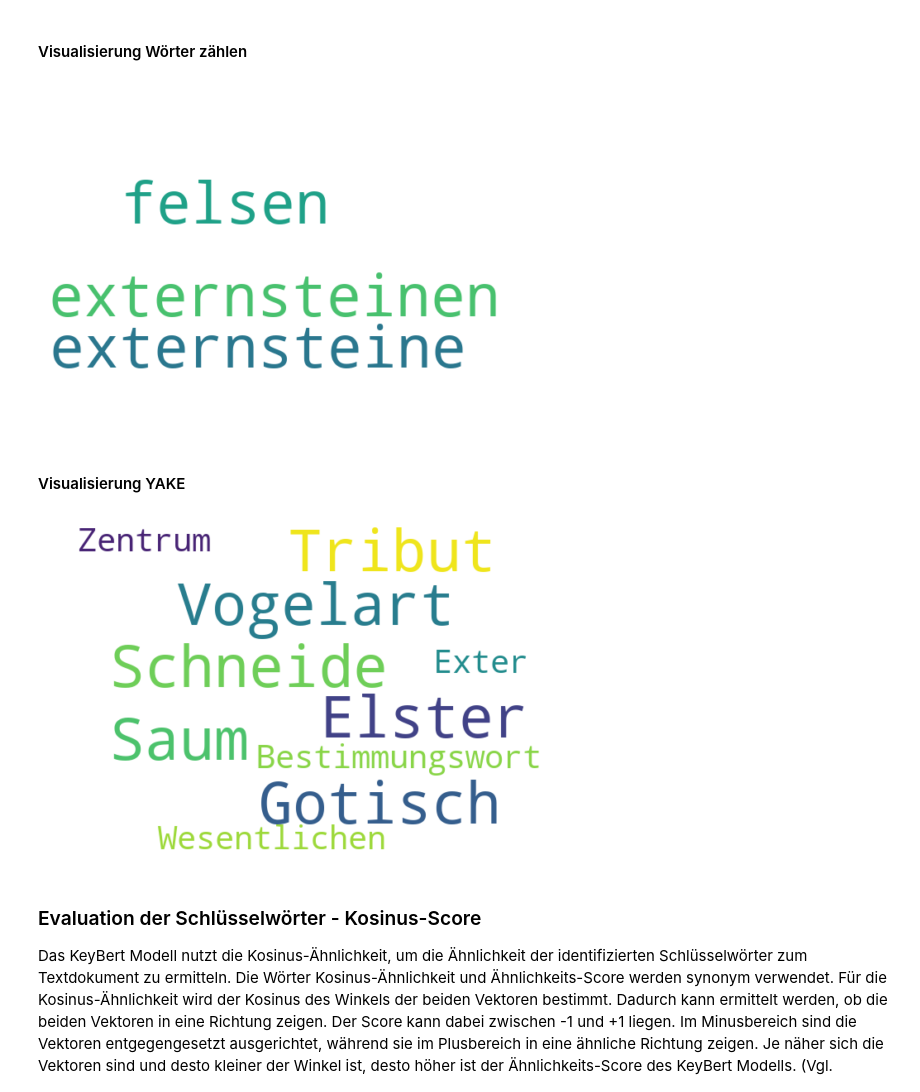
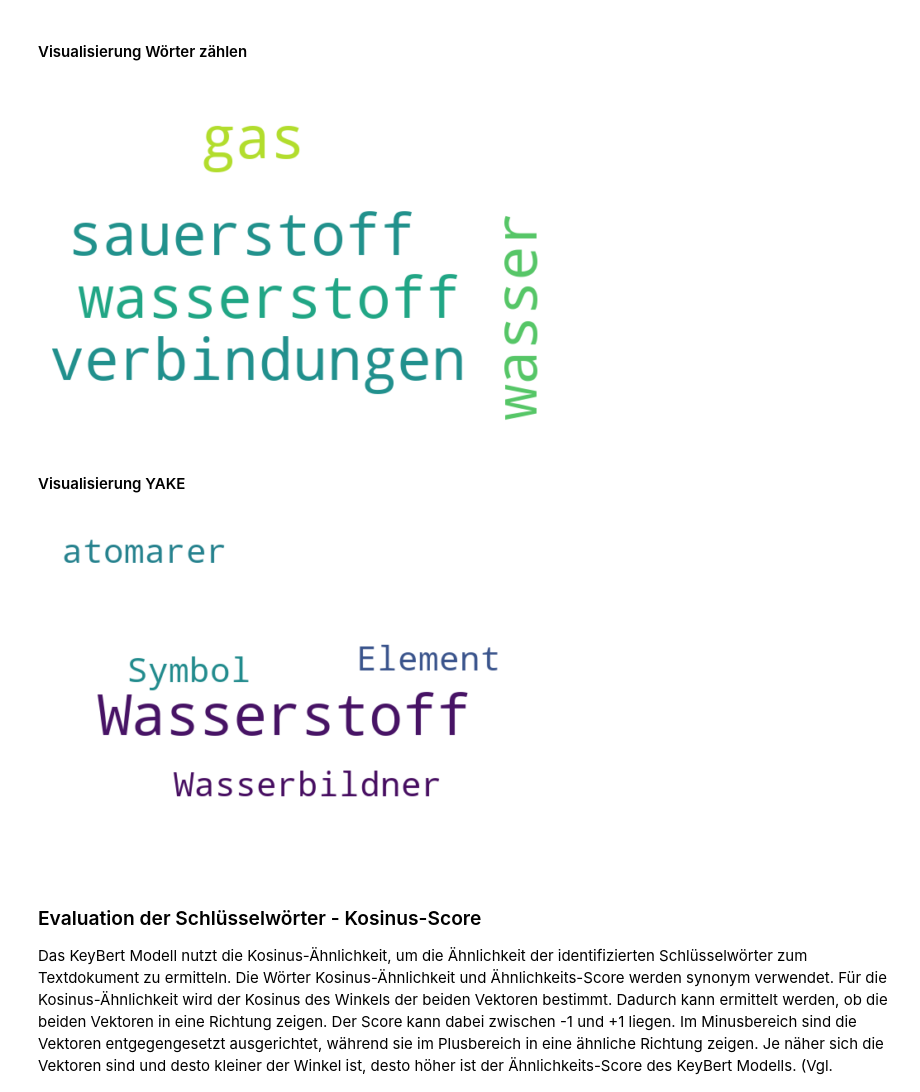
Before and after one commit to sobu02/Forschungsseminar, a Jupyter notebook: keywords.ipynb, the cells around one changed output. Drawn from its saved outputs; the diff is of its cells as text; code cells hidden in the pictures.

```diff
--- a/keywords.ipynb
+++ b/keywords.ipynb
@@ -607,7 +589,7 @@ IndexError: index 0 is out of bounds for axis 0 with size 0
 df = pd.read_csv('count.csv')
 
 # Specify the title of the article
-title_visualize_keybert = 'Externsteine'
+title_visualize_keybert = 'Wasserstoff'
 
 # Filter keywords for the specified title
 keywords_visualize_keybert = df.loc[df['Titel'] == title_visualize_keybert, 'Schlüsselwörter'].values[0]
@@ -623,31 +605,31 @@ plt.imshow(wordcloud_keybert, interpolation='bilinear')
 plt.axis('off')
 plt.show()
 # %% [output]
-[figure, old version]
+[figure, new version]
 # %% [markdown]
 #### Visualisierung YAKE
 # %%
 # read csv file
 df = pd.read_csv('yake_output.csv')
 
 # title from article
-title_visualize = 'Externsteine'
+title_visualize = 'Wasserstoff'
 
 # filter keywords for title
 keywords_visualize_yake = df.loc[df['Titel'] == title_visualize, 'Schlüsselwörter'].values[0]
 
 # konvert keywords to string
 keywords_str_yake = ' '.join(eval(keywords_visualize_yake))
 
 # create wordcloud
 wordcloud_yake = WordCloud(width=600, height=400, background_color='white', max_font_size=70).generate(keywords_str_yake)
 
 # plot the wordcloud
 plt.imshow(wordcloud_yake, interpolation='bilinear')
 plt.axis('off')
 plt.show()
 # %% [output]
-[figure, old version]
+[figure, new version]
 # %% [markdown]
 ### Evaluation der Schlüsselwörter - Kosinus-Score
 Das KeyBert Modell nutzt die Kosinus-Ähnlichkeit, um die Ähnlichkeit der identifizierten Schlüsselwörter zum Textdokument zu ermitteln. Die Wörter Kosinus-Ähnlichkeit und Ähnlichkeits-Score werden synonym verwendet. Für die Kosinus-Ähnlichkeit wird der Kosinus des Winkels der beiden Vektoren bestimmt. Dadurch kann ermittelt werden, ob die beiden Vektoren in eine Richtung zeigen. Der Score kann dabei zwischen -1 und +1 liegen. Im Minusbereich sind die Vektoren entgegengesetzt ausgerichtet, während sie im Plusbereich in eine ähnliche Richtung zeigen. Je näher sich die Vektoren sind und desto kleiner der Winkel ist, desto höher ist der Ähnlichkeits-Score des KeyBert Modells. (Vgl. https://www.learndatasci.com/glossary/cosine-similarity/ letzter Aufruf: 24.05.2023)
```
Also changed, not shown: parts of 11 cells of this notebook.
